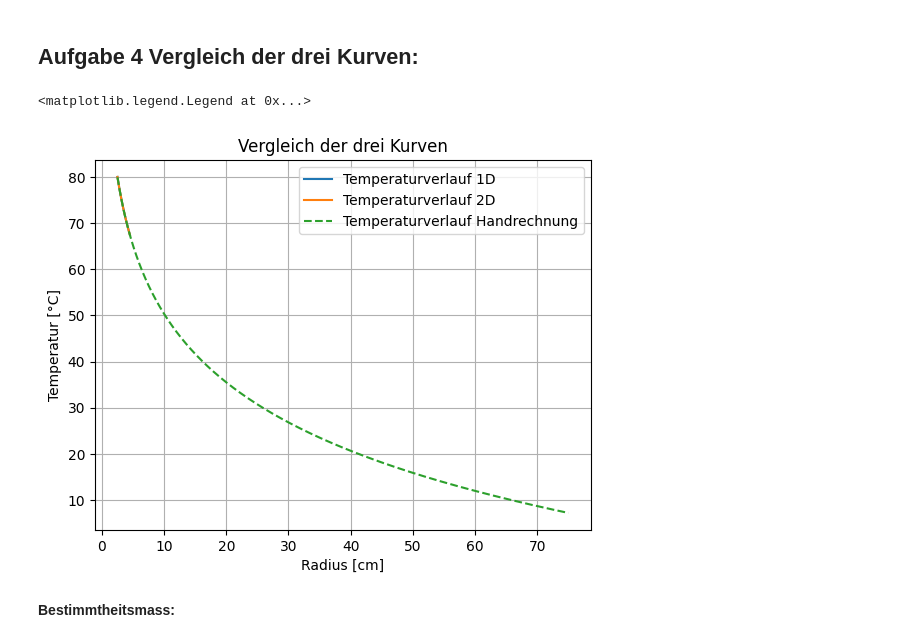
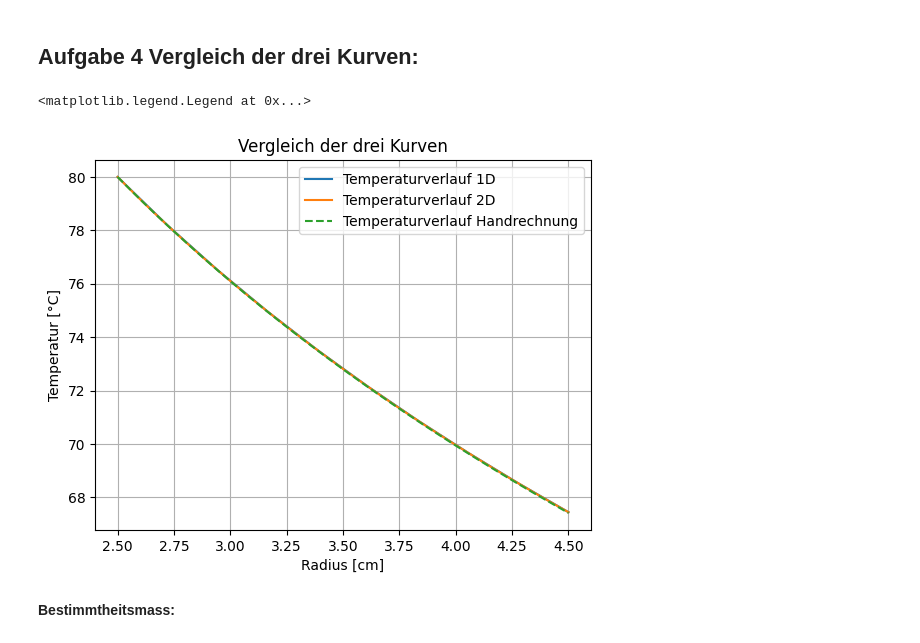
Before and after one commit to HansPeter21/CoP_Abgabe, a Jupyter notebook: Bericht_Mauro_Schegg.ipynb, the cells around one changed output. Saved outputs shown, nothing was run; the diff lists cells and outputs as text; code cells hidden in the pictures.

```diff
--- a/Bericht_Mauro_Schegg.ipynb
+++ b/Bericht_Mauro_Schegg.ipynb
@@ -323,18 +323,19 @@ Text(0.5, 1.0, 'Temperaturverlauf 2D entlang einem radial Strich')
 # %% [markdown]
 ## Aufgabe 4 Vergleich der drei Kurven:
 # %%
+r = np.linspace(0.025,0.045,1000)
 # Plot des Temperaturverlaufs der drei Bestimmungsweg zusammen
 plt.plot(df1["R"]*100,df1["T"],label="Temperaturverlauf 1D")
 plt.plot(df2["R"]*100,df2["T"],label="Temperaturverlauf 2D")
 plt.plot(r*100,T(r),linestyle="--",label="Temperaturverlauf Handrechnung")
 plt.grid()
 plt.ylabel("Temperatur [°C]")
 plt.xlabel("Radius [cm]")
 plt.title("Vergleich der drei Kurven")
 plt.legend()
 # %% [output]
 <matplotlib.legend.Legend at 0x...>
-[figure, old version]
+[figure, new version]
 # %%
 from sklearn.metrics import r2_score
 from scipy.interpolate import interp1d
```
Also changed, not shown: parts of 2 cells of this notebook.
